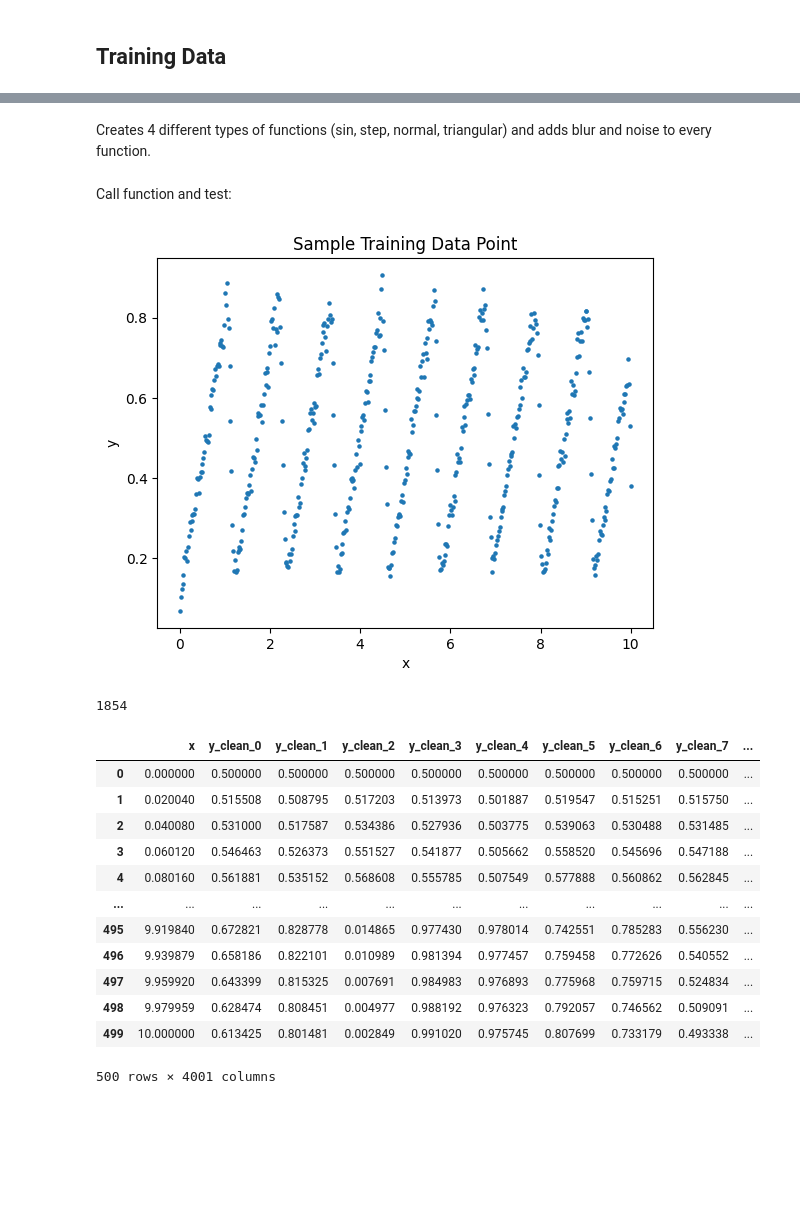
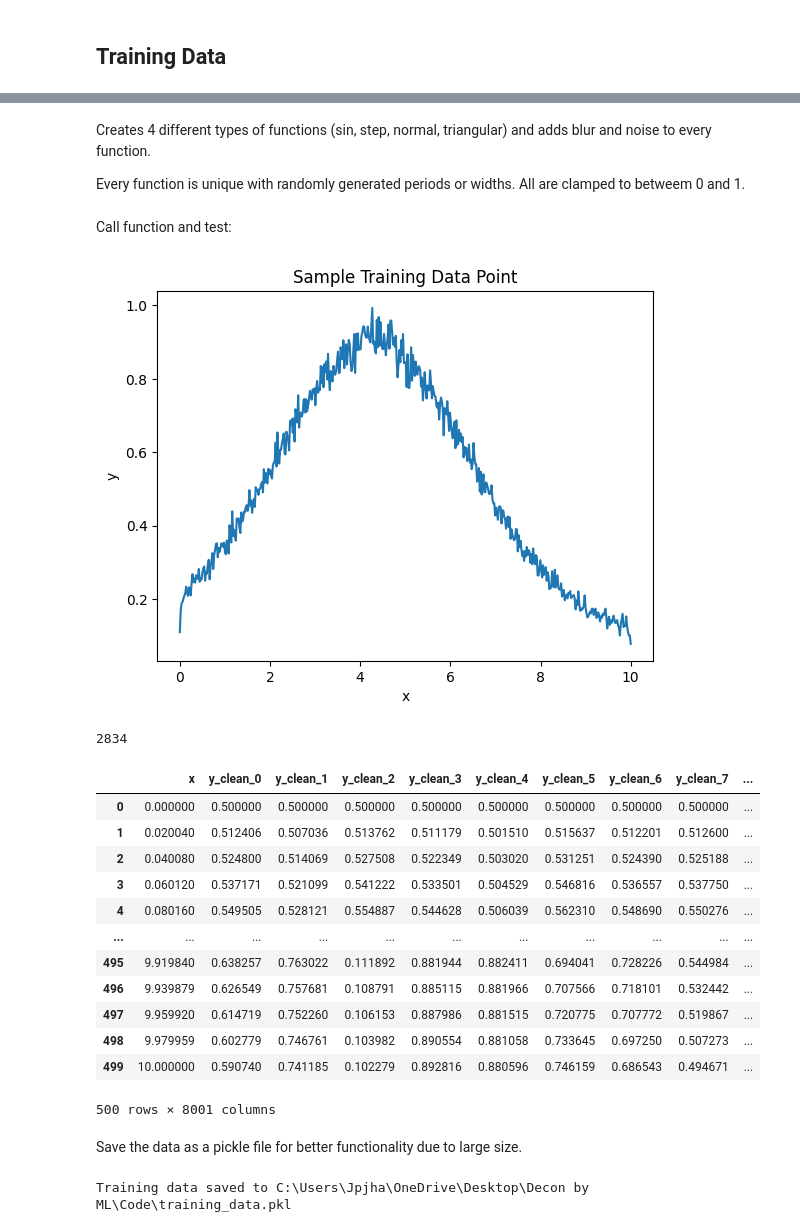
Before and after one commit to jpjharg/Deconvolution-by-ML-dissertation, a Jupyter notebook: Training_data.ipynb, the cells around one changed output, grey strips where cells are left out. Drawn from its saved outputs; the diff is of its cells as text; code cells hidden in the pictures; blank space fills up the shorter version.

Commit message:
Add files via upload
Resolved training data bug and trained and validated the model - still contains errors

```diff
--- a/Training_data.ipynb
+++ b/Training_data.ipynb
@@ -41,6 +41,8 @@ def convo1d(image, kernel):
     return result.squeeze()
 # %% [markdown]
 Creates 4 different types of functions (sin, step, normal, triangular) and adds blur and noise to every function.
+
+Every function is unique with randomly generated periods or widths. All are clamped to betweem 0 and 1.
 # %%
 def create_training_data(data_len, data_size, num_points, scale_factor=1000, seed=42):
 
@@ -95,39 +100,49 @@ def create_training_data(data_len, data_size, num_points, scale_factor=1000, see
 Call function and test:
 # %%
 
-num_points = 2000
+num_points = 4000
 
 rng = np.random.default_rng()
 pick = rng.integers(0, num_points)
 
 
 training_data = create_training_data(data_len=10, data_size=500, num_points=num_points, scale_factor=1000, seed=42)
 
 # #training_data.plot(x='x', y='y_1', kind='scatter')
-plt.scatter(training_data['x'], training_data[f'y_blur_{pick}'], s=5)
+plt.plot(training_data['x'], training_data[f'y_blur_{pick}'])
 plt.title('Sample Training Data Point')
 plt.xlabel('x')
 plt.ylabel('y')
 plt.show()
 
 print(pick)
 
 training_data
 
 #training_data.info()
 # %% [output]
-[figure, old version]
+[figure, new version]
-1854
+2834
 |  | x | y_clean_0 | y_clean_1 | y_clean_2 | y_clean_3 | y_clean_4 | y_clean_5 | y_clean_6 | y_clean_7 | ... |
 | 0 | 0.000000 | 0.500000 | 0.500000 | 0.500000 | 0.500000 | 0.500000 | 0.500000 | 0.500000 | 0.500000 | ... |
-| 1 | 0.020040 | 0.515508 | 0.508795 | 0.517203 | 0.513973 | 0.501887 | 0.519547 | 0.515251 | 0.515750 | ... |
-| 2 | 0.040080 | 0.531000 | 0.517587 | 0.534386 | 0.527936 | 0.503775 | 0.539063 | 0.530488 | 0.531485 | ... |
-| 3 | 0.060120 | 0.546463 | 0.526373 | 0.551527 | 0.541877 | 0.505662 | 0.558520 | 0.545696 | 0.547188 | ... |
-| 4 | 0.080160 | 0.561881 | 0.535152 | 0.568608 | 0.555785 | 0.507549 | 0.577888 | 0.560862 | 0.562845 | ... |
+| 1 | 0.020040 | 0.512406 | 0.507036 | 0.513762 | 0.511179 | 0.501510 | 0.515637 | 0.512201 | 0.512600 | ... |
+| 2 | 0.040080 | 0.524800 | 0.514069 | 0.527508 | 0.522349 | 0.503020 | 0.531251 | 0.524390 | 0.525188 | ... |
+| 3 | 0.060120 | 0.537171 | 0.521099 | 0.541222 | 0.533501 | 0.504529 | 0.546816 | 0.536557 | 0.537750 | ... |
+| 4 | 0.080160 | 0.549505 | 0.528121 | 0.554887 | 0.544628 | 0.506039 | 0.562310 | 0.548690 | 0.550276 | ... |
 | ... | ... | ... | ... | ... | ... | ... | ... | ... | ... | ... |
-| 495 | 9.919840 | 0.672821 | 0.828778 | 0.014865 | 0.977430 | 0.978014 | 0.742551 | 0.785283 | 0.556230 | ... |
-| 496 | 9.939879 | 0.658186 | 0.822101 | 0.010989 | 0.981394 | 0.977457 | 0.759458 | 0.772626 | 0.540552 | ... |
-| 497 | 9.959920 | 0.643399 | 0.815325 | 0.007691 | 0.984983 | 0.976893 | 0.775968 | 0.759715 | 0.524834 | ... |
-| 498 | 9.979959 | 0.628474 | 0.808451 | 0.004977 | 0.988192 | 0.976323 | 0.792057 | 0.746562 | 0.509091 | ... |
-| 499 | 10.000000 | 0.613425 | 0.801481 | 0.002849 | 0.991020 | 0.975745 | 0.807699 | 0.733179 | 0.493338 | ... |
+| 495 | 9.919840 | 0.638257 | 0.763022 | 0.111892 | 0.881944 | 0.882411 | 0.694041 | 0.728226 | 0.544984 | ... |
+| 496 | 9.939879 | 0.626549 | 0.757681 | 0.108791 | 0.885115 | 0.881966 | 0.707566 | 0.718101 | 0.532442 | ... |
+| 497 | 9.959920 | 0.614719 | 0.752260 | 0.106153 | 0.887986 | 0.881515 | 0.720775 | 0.707772 | 0.519867 | ... |
+| 498 | 9.979959 | 0.602779 | 0.746761 | 0.103982 | 0.890554 | 0.881058 | 0.733645 | 0.697250 | 0.507273 | ... |
+| 499 | 10.000000 | 0.590740 | 0.741185 | 0.102279 | 0.892816 | 0.880596 | 0.746159 | 0.686543 | 0.494671 | ... |
-500 rows × 4001 columns
+500 rows × 8001 columns
+# %% [markdown]
+Save the data as a pickle file for better functionality due to large size.
+# %%
+def save_training_data(training_data, filename="C:\\Users\\Jpjha\\OneDrive\\Desktop\\Decon by ML\\Code\\training_data.pkl"):
+    training_data.to_pickle(filename)
+    print(f'Training data saved to {filename}')
+
+save_training_data(training_data)
+# %% [output]
+Training data saved to C:\Users\Jpjha\OneDrive\Desktop\Decon by ML\Code\training_data.pkl
```
Also changed, not shown: parts of 4 cells of this notebook, 1 other file.
